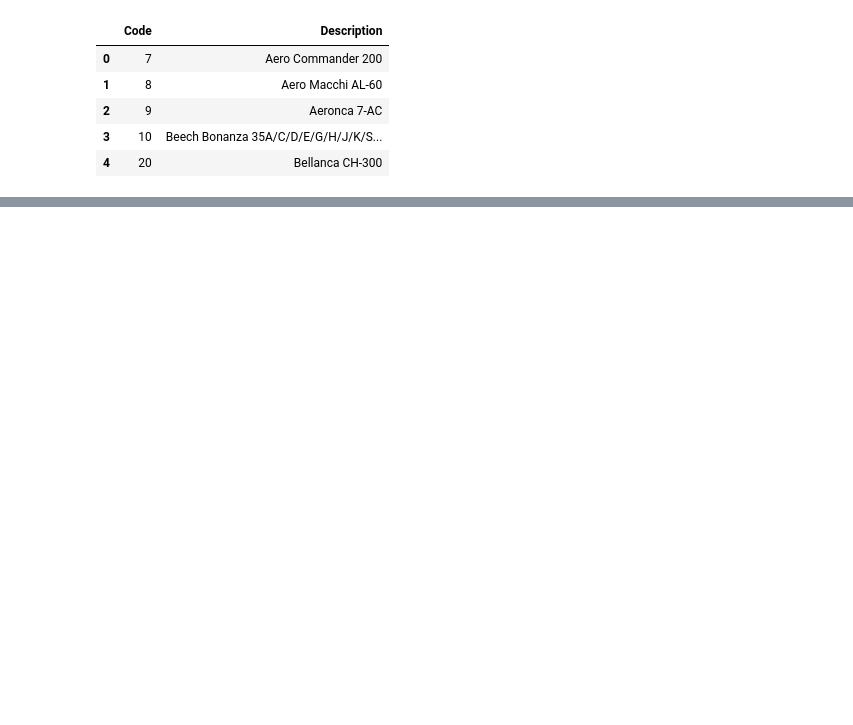
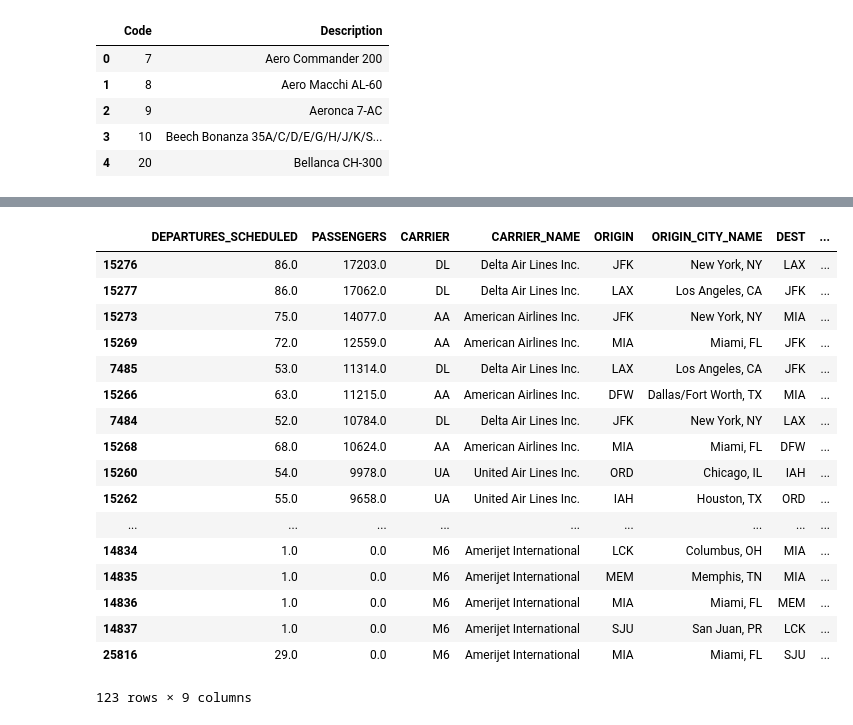
Before and after one commit to jeffakolb/air_traffic_analysis, a Jupyter notebook: air_segment_analysis.ipynb, the cells around one changed output, grey strips where cells are left out. Saved outputs shown, nothing was run; the diff lists cells and outputs as text; code cells hidden in the pictures; blank space fills up the shorter version.

Commit message:
add data files

```diff
--- a/air_segment_analysis.ipynb
+++ b/air_segment_analysis.ipynb
@@ -2,8 +2,7 @@
 import csv
 import pandas as pd
 # %%
-#df = pd.read_csv("data/air_segment_data_2017_12_with_craft_type.csv",
-df = pd.read_csv("data/air_segment_data_2017_12.csv",
+traffic_df = pd.read_csv("data/air_segment_data_2017_12.csv",
                  sep=',',
                  quotechar='"',
                  header=0,
@@ -51,0 +30,10 @@ pd.merge(df,aircraft_df,left_on="AIRCRAFT_TYPE",right_on="Code")
+# %%
+df = pd.merge(traffic_df,aircraft_df,left_on="AIRCRAFT_TYPE",right_on="Code")
+fields_to_drop = ['Code','AIRCRAFT_TYPE','YEAR','MONTH','Unnamed: 11']
+df = df.drop(fields_to_drop,axis=1)
+# %%
+df = df.query('DEPARTURES_SCHEDULED>0')
+# %%
+freight_carriers = ['ABX','FX','7S','5X']
+
+df_passenger = df.loc[~df['CARRIER'].isin(freight_carriers)]
@@ -51,0 +72,21 @@ pd.merge(df,aircraft_df,left_on="AIRCRAFT_TYPE",right_on="Code")
+# %%
+df_passenger[df_passenger['Description'].str.contains('767')].sort_values('PASSENGERS',ascending=False)
+# %% [output]
+|  | DEPARTURES_SCHEDULED | PASSENGERS | CARRIER | CARRIER_NAME | ORIGIN | ORIGIN_CITY_NAME | DEST | ... |
+| 15276 | 86.0 | 17203.0 | DL | Delta Air Lines Inc. | JFK | New York, NY | LAX | ... |
+| 15277 | 86.0 | 17062.0 | DL | Delta Air Lines Inc. | LAX | Los Angeles, CA | JFK | ... |
+| 15273 | 75.0 | 14077.0 | AA | American Airlines Inc. | JFK | New York, NY | MIA | ... |
+| 15269 | 72.0 | 12559.0 | AA | American Airlines Inc. | MIA | Miami, FL | JFK | ... |
+| 7485 | 53.0 | 11314.0 | DL | Delta Air Lines Inc. | LAX | Los Angeles, CA | JFK | ... |
+| 15266 | 63.0 | 11215.0 | AA | American Airlines Inc. | DFW | Dallas/Fort Worth, TX | MIA | ... |
+| 7484 | 52.0 | 10784.0 | DL | Delta Air Lines Inc. | JFK | New York, NY | LAX | ... |
+| 15268 | 68.0 | 10624.0 | AA | American Airlines Inc. | MIA | Miami, FL | DFW | ... |
+| 15260 | 54.0 | 9978.0 | UA | United Air Lines Inc. | ORD | Chicago, IL | IAH | ... |
+| 15262 | 55.0 | 9658.0 | UA | United Air Lines Inc. | IAH | Houston, TX | ORD | ... |
+| ... | ... | ... | ... | ... | ... | ... | ... | ... |
+| 14834 | 1.0 | 0.0 | M6 | Amerijet International | LCK | Columbus, OH | MIA | ... |
+| 14835 | 1.0 | 0.0 | M6 | Amerijet International | MEM | Memphis, TN | MIA | ... |
+| 14836 | 1.0 | 0.0 | M6 | Amerijet International | MIA | Miami, FL | MEM | ... |
+| 14837 | 1.0 | 0.0 | M6 | Amerijet International | SJU | San Juan, PR | LCK | ... |
+| 25816 | 29.0 | 0.0 | M6 | Amerijet International | MIA | Miami, FL | SJU | ... |
+123 rows × 9 columns
```
Also changed, not shown: parts of 5 cells of this notebook, 1 other file.
